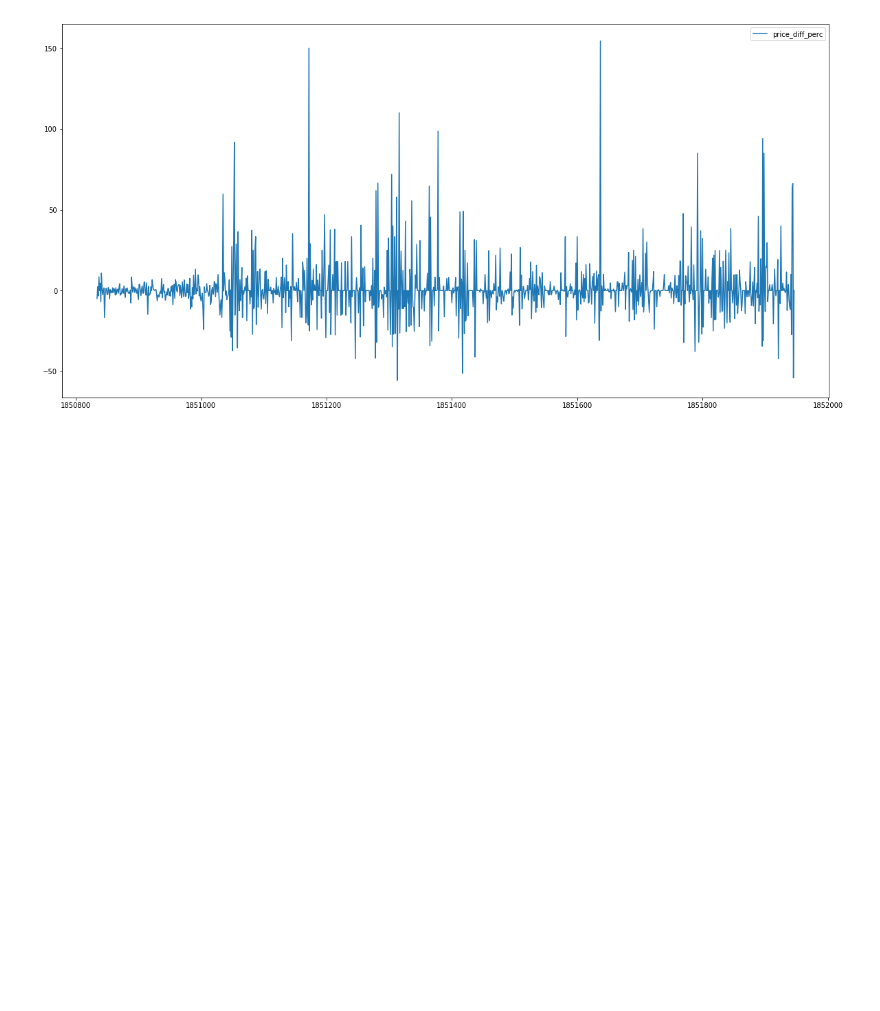
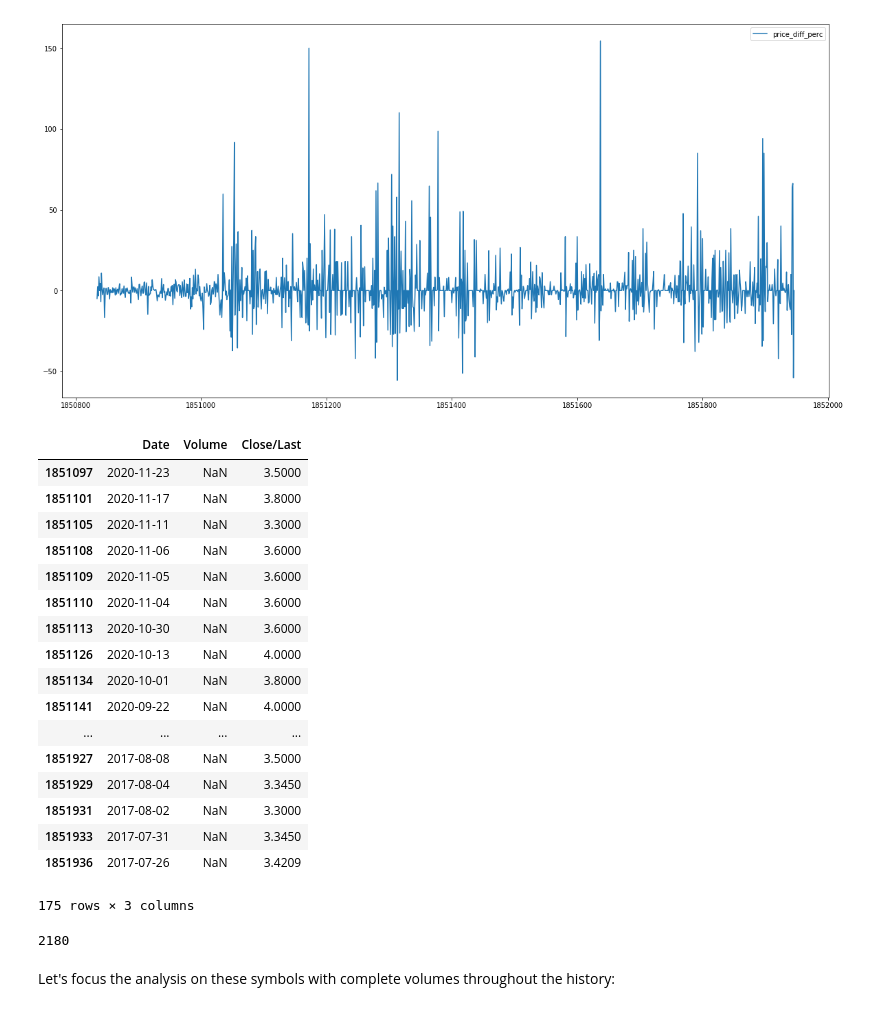
Before and after one commit to ayguno/nasdaq-time-series-analysis, a Jupyter notebook: 1 Parsing and structuring NASDAQ time-series.ipynb, the cells around one changed output. Saved outputs shown, nothing was run; the diff lists cells and outputs as text; code cells hidden in the pictures; blank space fills up the shorter version.

```diff
--- a/1 Parsing and structuring NASDAQ time-series.ipynb
+++ b/1 Parsing and structuring NASDAQ time-series.ipynb
@@ -282,3 +281,35 @@ ts_data[ts_data.Symbol == "NVOS"][['price_diff_perc']].plot()
 # %% [output]
 <matplotlib.axes._subplots.AxesSubplot at 0x...>
 [figure]
+# %%
+mask = np.logical_and(ts_data.Symbol == "NVOS", ts_data.Volume.isna())
+ts_data[mask][['Date','Volume','Close/Last']]
+# %% [output]
+|  | Date | Volume | Close/Last |
+| 1851097 | 2020-11-23 | NaN | 3.5000 |
+| 1851101 | 2020-11-17 | NaN | 3.8000 |
+| 1851105 | 2020-11-11 | NaN | 3.3000 |
+| 1851108 | 2020-11-06 | NaN | 3.6000 |
+| 1851109 | 2020-11-05 | NaN | 3.6000 |
+| 1851110 | 2020-11-04 | NaN | 3.6000 |
+| 1851113 | 2020-10-30 | NaN | 3.6000 |
+| 1851126 | 2020-10-13 | NaN | 4.0000 |
+| 1851134 | 2020-10-01 | NaN | 3.8000 |
+| 1851141 | 2020-09-22 | NaN | 4.0000 |
+| ... | ... | ... | ... |
+| 1851927 | 2017-08-08 | NaN | 3.5000 |
+| 1851929 | 2017-08-04 | NaN | 3.3450 |
+| 1851931 | 2017-08-02 | NaN | 3.3000 |
+| 1851933 | 2017-07-31 | NaN | 3.3450 |
+| 1851936 | 2017-07-26 | NaN | 3.4209 |
+175 rows × 3 columns
+# %%
+# How many stocks have complete (non-missing) volume throughtout the series?
+complete_volume = ts_data['Volume'].isna()\
+.groupby(ts_data['Symbol']).sum().reset_index(name = 'missing_volume_count')
+
+print(complete_volume[complete_volume.missing_volume_count == 0].shape[0])
+# %% [output]
+2180
+# %% [markdown]
+Let's focus the analysis on these symbols with complete volumes throughout the history:
```
Also changed, not shown: parts of 27 cells of this notebook.
